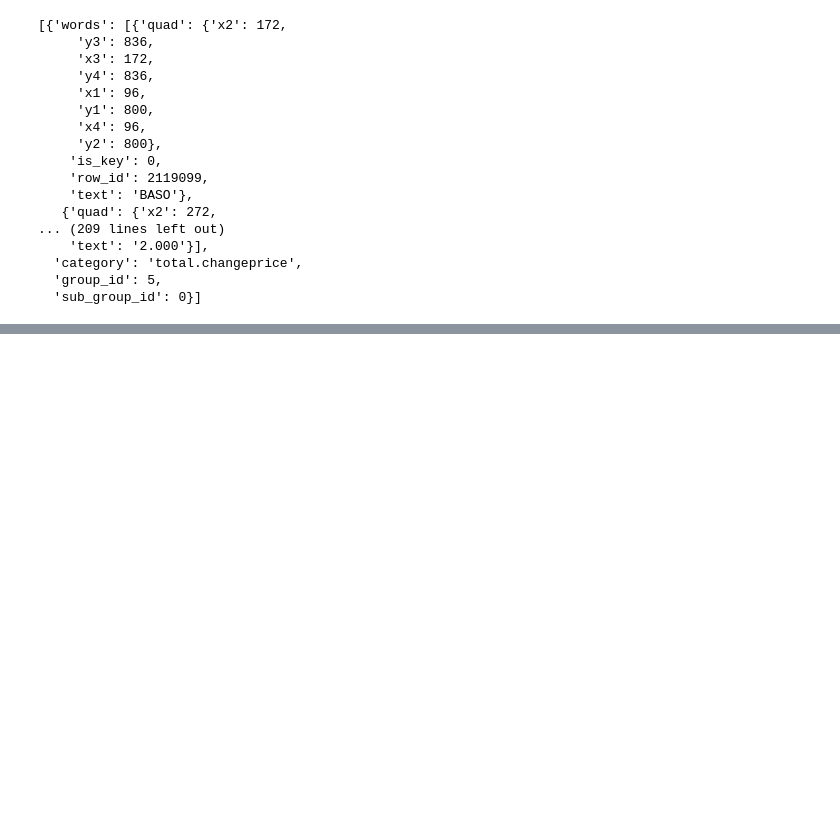
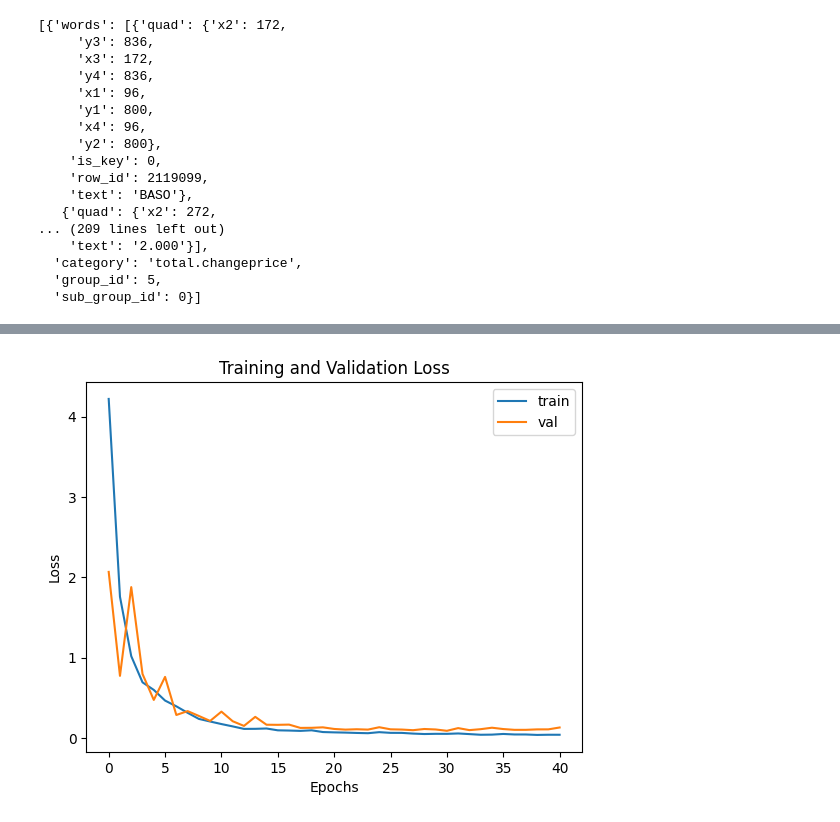
Before and after one commit to Bangkit-Capstone-C242-PS354/model-ocr, a Jupyter notebook: text_clasification.ipynb, the cells around one changed output, grey strips where cells are left out. Cells and saved outputs as stored; diff of their text form; code cells hidden in the pictures; blank space fills up the shorter version.

Commit message:
text_claification

```diff
--- a/text_clasification.ipynb
+++ b/text_clasification.ipynb
@@ -113,0 +103,36 @@ df.iloc[0]['kotak']
+# %%
+# Fungsi transformasi
+def transform_json(data):
+    result = []
+    for item in data:
+        category = item.get("category", "").lower()
+        for word in item.get("words", []):
+            quad = word.get("quad", {})
+            is_key = word.get("is_key", 0)
+            text = word.get("text", "")
+
+            # Penentuan label
+            if category == "total.total_price":
+                label = "total_text" if is_key == 1 else "total_value"
+            elif category == "sub_total.tax_price":
+                label = "tax_text" if is_key == 1 else "tax_value"
+            else:
+                label = "other"
+
+            # Menambahkan hasil transformasi ke list hasil
+            result.append({
+                "quad": quad,
+                "text": text,
+                "label": label
+            })
+    return result
+
+# Fungsi untuk proses seluruh kolom
+def process_dataframe(row):
+    # Parsing data JSON dari kolom
+    valid_line = json.loads(row)['valid_line']
+    # Transformasi data menggunakan fungsi sebelumnya
+    return transform_json(valid_line)
+
+# Menerapkan ke seluruh DataFrame
+df['transformed'] = df['ground_truth'].apply(process_dataframe)
@@ -113,0 +395,11 @@ df.iloc[0]['kotak']
+# %%
+plt.plot(history.history['loss'], label='train')
+plt.plot(history.history['val_loss'], label='val')
+plt.title('Training and Validation Loss')
+plt.xlabel('Epochs')
+plt.ylabel('Loss')
+plt.legend()
+
+plt.show()
+# %% [output]
+[figure, added]
```
Also changed, not shown: parts of 12 cells of this notebook.
